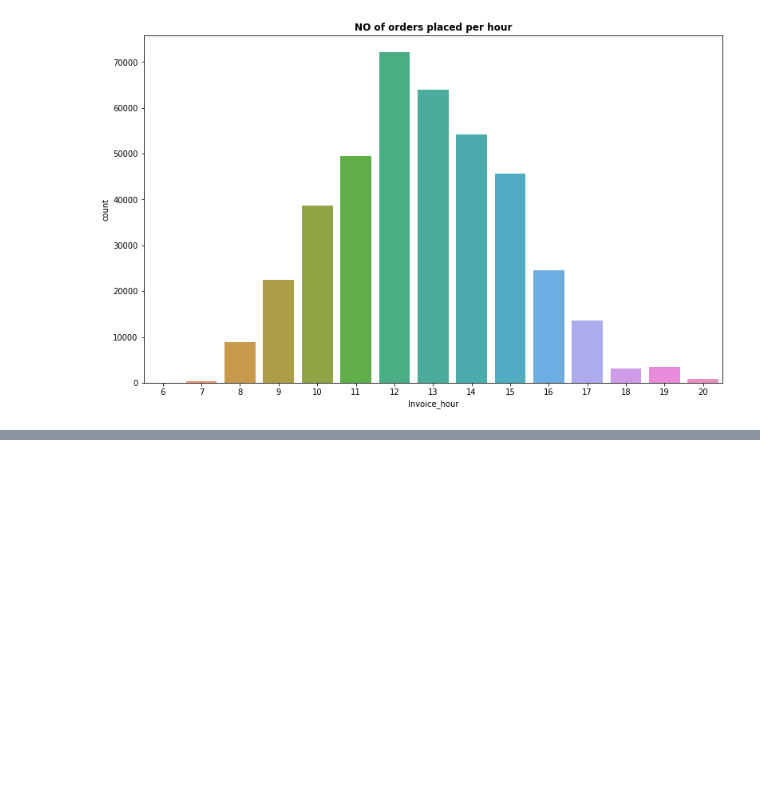
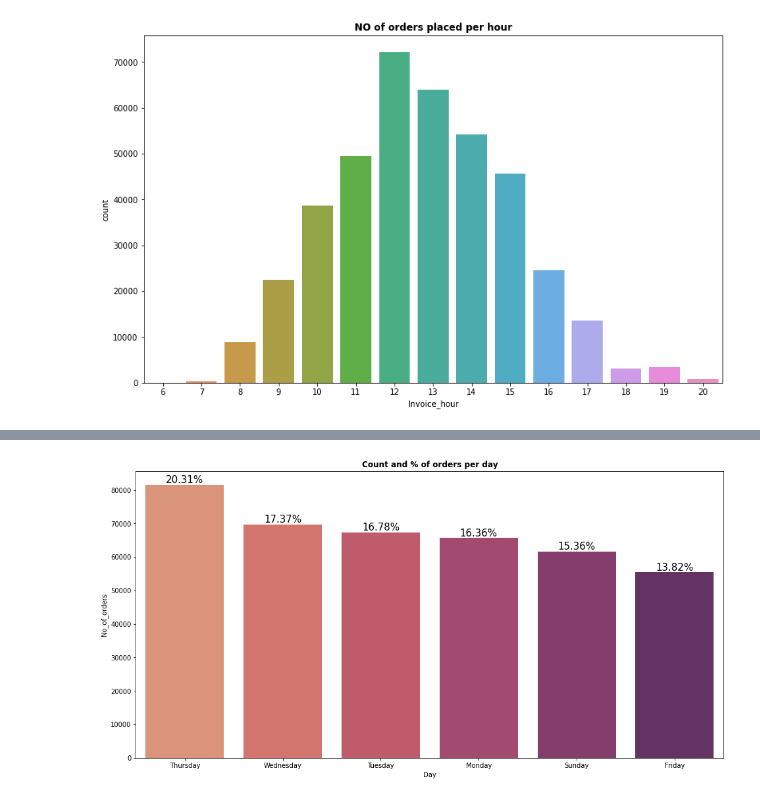
Before and after one commit to abhi-shub/Online-Retail-Customer-Segmentation, a Jupyter notebook: Online_Retail_Customer_Segmentation_Capstone_Project.ipynb, the cells around one changed output, grey strips where cells are left out. Saved outputs shown, nothing was run; the diff lists cells and outputs as text; code cells hidden in the pictures; blank space fills up the shorter version.

```diff
--- a/Online_Retail_Customer_Segmentation_Capstone_Project.ipynb
+++ b/Online_Retail_Customer_Segmentation_Capstone_Project.ipynb
@@ -341,0 +340,5 @@ Name: Invoice_day, dtype: int64
+# %%
+top_days= retail_df.Invoice_day.value_counts().reset_index()
+top_days.rename(columns= {'index': 'Day', 'Invoice_day':'No_of_orders'}, inplace= True)
+top_days['Orders_%']= top_days['No_of_orders']/ retail_df['Invoice_day'].count()*100
+top_days
@@ -341,0 +353,10 @@ Name: Invoice_day, dtype: int64
+# %%
+#Visualizing the count and % of Orders per day
+fig, ax = plt.subplots(figsize = (16,8))
+splot= sns.barplot(x= 'Day',y='No_of_orders', data= top_days, palette= 'flare')
+ax.set_title('Count and % of orders per day', weight= 'bold')
+for p in splot.patches:
+    height = p.get_height()
+    splot.text(p.get_x()+p.get_width()/2, height+500, '{:1.2f}''%'.format(height/retail_df.shape[0]*100),ha = "center", SIZE = 15)
+# %% [output]
+[figure, added]
```
Also changed, not shown: parts of 42 cells of this notebook.
